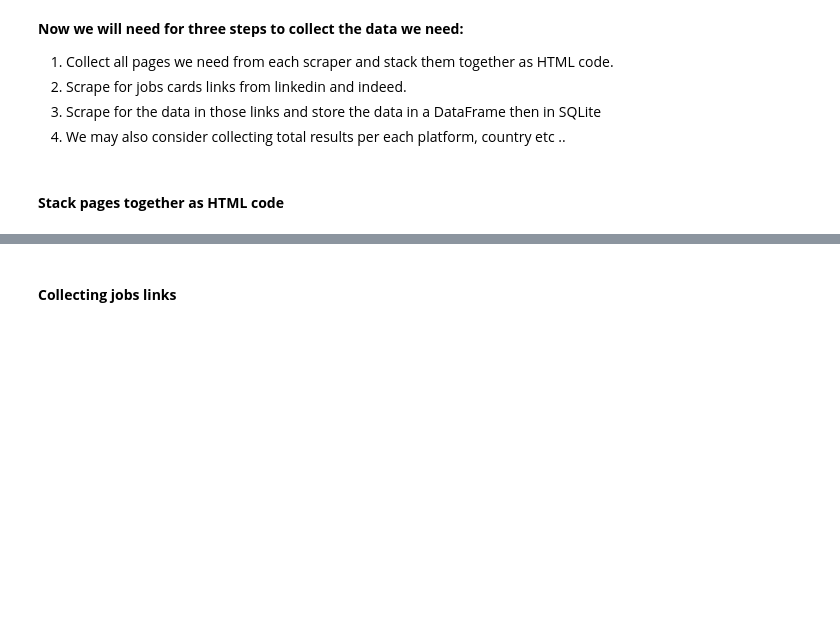
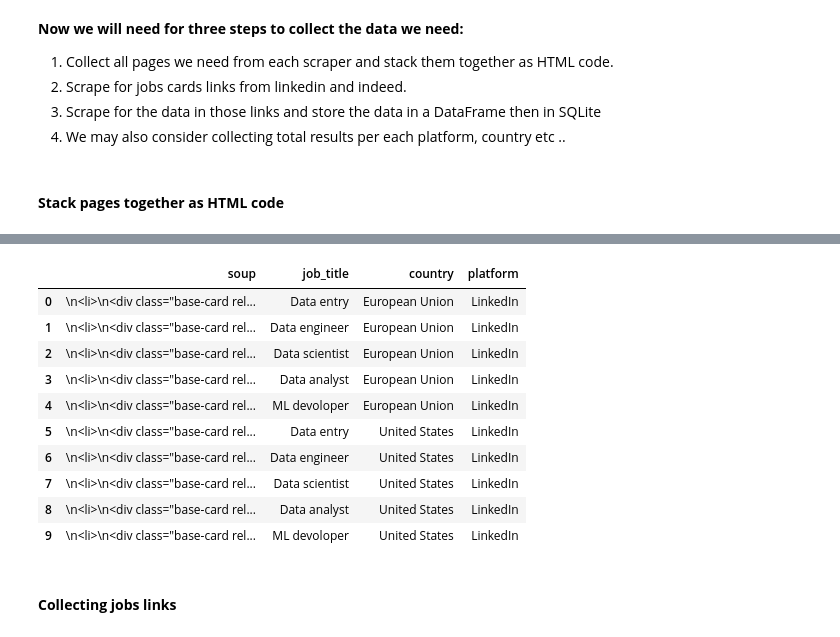
Before and after one commit to muabdalaleam/data-jobs-analysis, a Jupyter notebook: data mining/notebooks/jobs data.ipynb, the cells around one changed output, grey strips where cells are left out. Cells and saved outputs as stored; diff of their text form; code cells hidden in the pictures; blank space fills up the shorter version.

Commit message:
Recreating linkedIn scraper from scratch

```diff
--- a/data mining/notebooks/jobs data.ipynb
+++ b/data mining/notebooks/jobs data.ipynb
@@ -184,7 +144,7 @@ soups = {'soup': [],
          'platform': []}
 
 flag: bool = False
-max_page: int = 7
+max_page: int = 7 # TOREMVE
 
 # Indeed scraping TODO
 # for country in indeed_countries:
@@ -220,15 +180,23 @@ for country in linkedin_countries:
     print(f'Loading the {country} data.')
     for job_title in data_jobs_titles:
 
+        full_soup: str = ''
 
-        soup: BeautifulSoup = linkedin_scraper(country= country,
-                                job_title= job_title)
+        for i in count(0):
+            page = i + 1
+            page_soup: BeautifulSoup = linkedin_scraper(country= country,
+                                                        job_title= job_title,
+                                                        page= i + page)
+            full_soup += str(page_soup)
+            full_soup += ' <br> '
 
+            if (page_soup.find_all('li') is None) or (page == max_page):
+                break
 
-        # soups['platform'].append('LinkedIn')
-        # soups['soup'].append(soup)
-        # soups['job_title'].append(job_title)
-        # soups['country'].append(country)
+        soups['platform'].append('LinkedIn')
+        soups['soup'].append(full_soup)
+        soups['job_title'].append(job_title)
+        soups['country'].append(country)
 
         print(f'Finished loading {job_title} jobs from the {country}.')
     print('\n')
@@ -288,5 +219,17 @@ KeyboardInterrupt:
 # %%
-pd.DataFrame(soups).head(10)
+pd.DataFrame(soups)
+# %% [output]
+|  | soup | job_title | country | platform |
+| 0 | \n<li>\n<div class="base-card rel... | Data entry | European Union | LinkedIn |
+| 1 | \n<li>\n<div class="base-card rel... | Data engineer | European Union | LinkedIn |
+| 2 | \n<li>\n<div class="base-card rel... | Data scientist | European Union | LinkedIn |
+| 3 | \n<li>\n<div class="base-card rel... | Data analyst | European Union | LinkedIn |
+| 4 | \n<li>\n<div class="base-card rel... | ML devoloper | European Union | LinkedIn |
+| 5 | \n<li>\n<div class="base-card rel... | Data entry | United States | LinkedIn |
+| 6 | \n<li>\n<div class="base-card rel... | Data engineer | United States | LinkedIn |
+| 7 | \n<li>\n<div class="base-card rel... | Data scientist | United States | LinkedIn |
+| 8 | \n<li>\n<div class="base-card rel... | Data analyst | United States | LinkedIn |
+| 9 | \n<li>\n<div class="base-card rel... | ML devoloper | United States | LinkedIn |
 # %% [markdown]
 #### **Collecting jobs links**
 # %%
```
Also changed, not shown: parts of 4 cells of this notebook.
